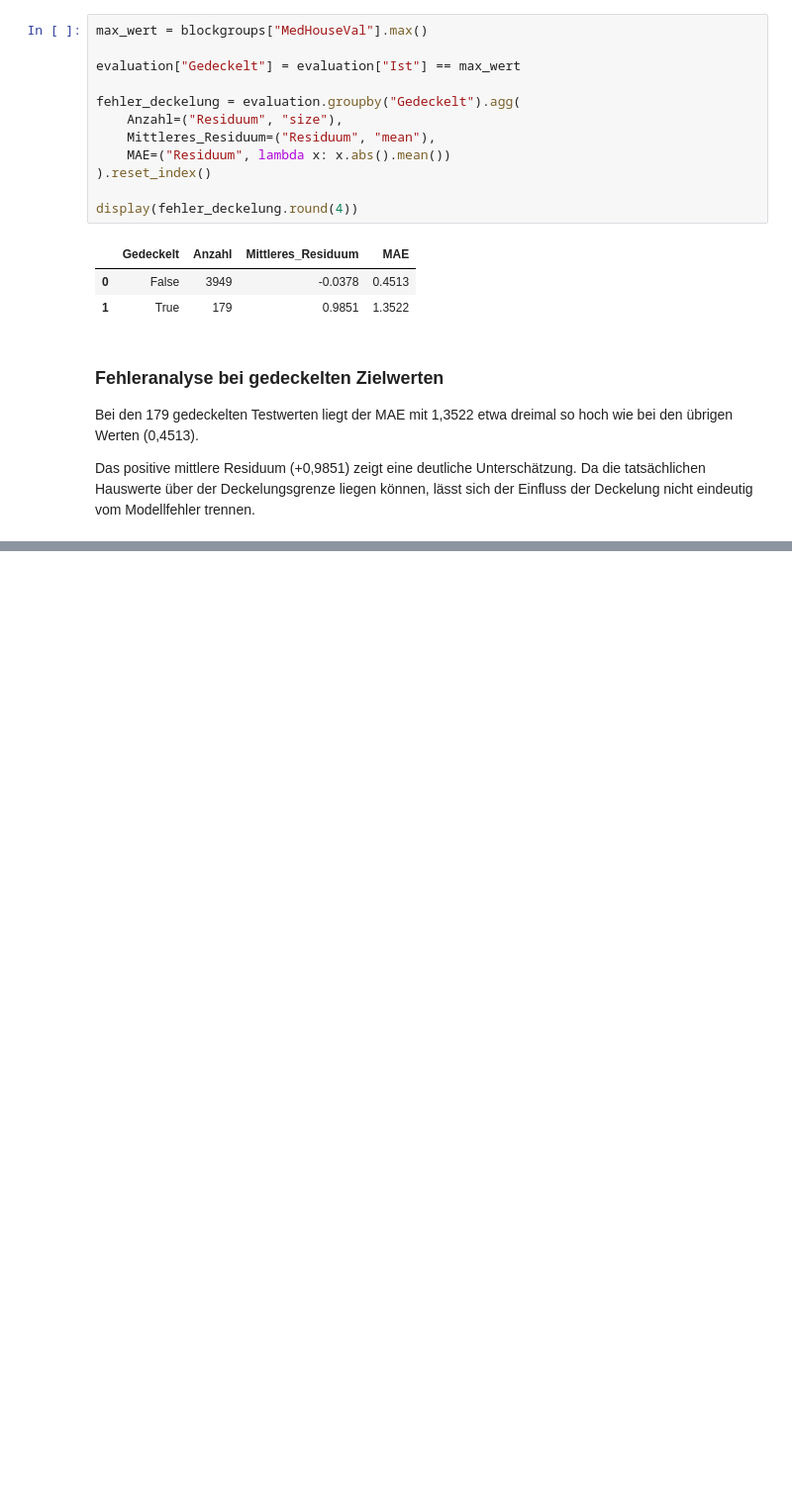
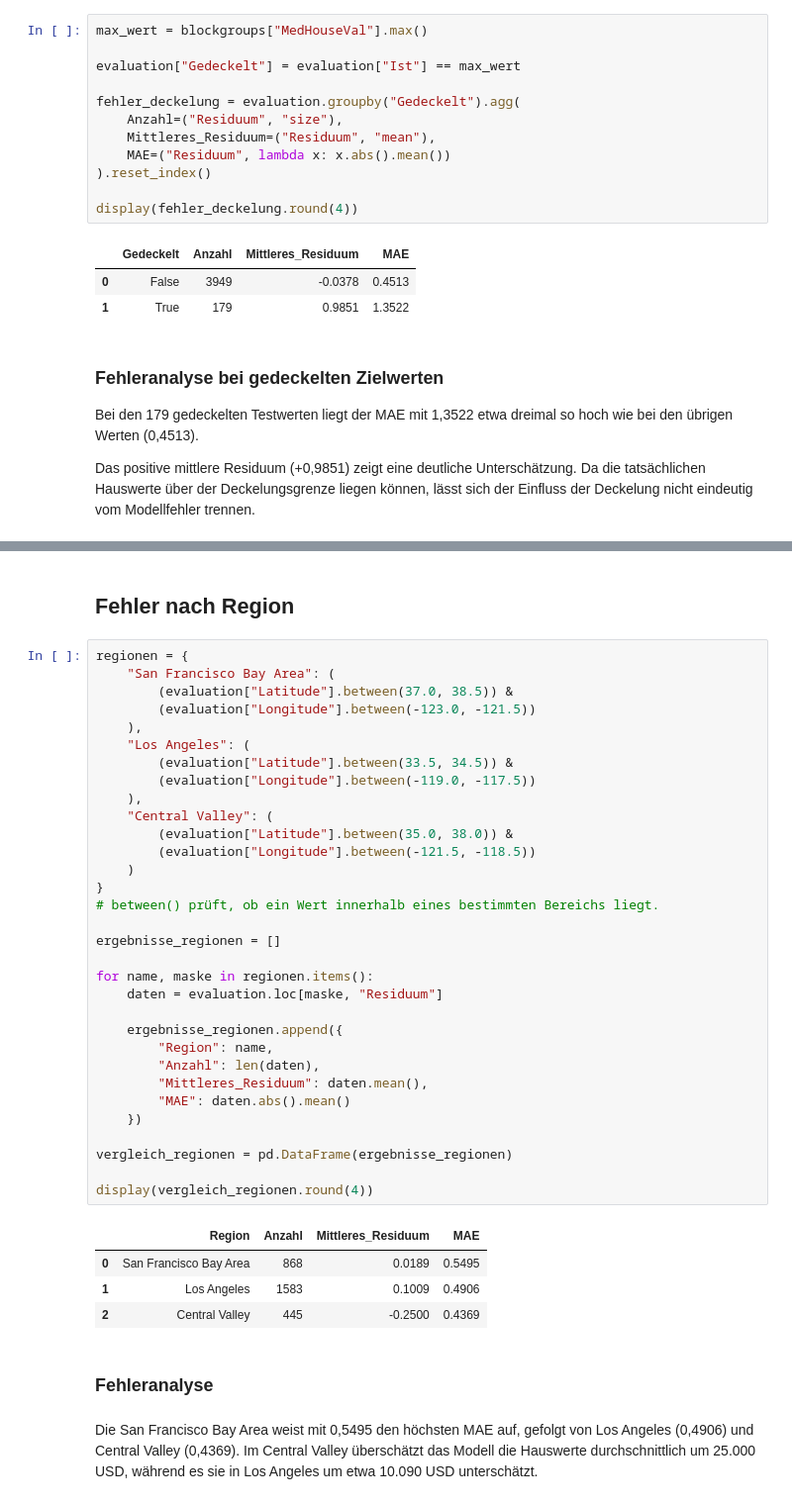
Before and after one commit to aaronddecker/california-housing-ml, a Jupyter notebook: notebooks/03_evaluation_report.ipynb, the cells around one changed output, grey strips where cells are left out. Shown at 99% size. Drawn from its saved outputs; the diff is of its cells as text; blank space fills up the shorter version.

```diff
--- a/notebooks/03_evaluation_report.ipynb
+++ b/notebooks/03_evaluation_report.ipynb
@@ -144,0 +172,43 @@ Das positive mittlere Residuum (+0,9851) zeigt eine deutliche Unterschätzung. D
+# %% [markdown]
+## Fehler nach Region
+# %%
+regionen = {
+    "San Francisco Bay Area": (
+        (evaluation["Latitude"].between(37.0, 38.5)) &
+        (evaluation["Longitude"].between(-123.0, -121.5))
+    ),
+    "Los Angeles": (
+        (evaluation["Latitude"].between(33.5, 34.5)) &
+        (evaluation["Longitude"].between(-119.0, -117.5))
+    ),
+    "Central Valley": (
+        (evaluation["Latitude"].between(35.0, 38.0)) &
+        (evaluation["Longitude"].between(-121.5, -118.5))
+    )
+}
+# between() prüft, ob ein Wert innerhalb eines bestimmten Bereichs liegt.
+
+ergebnisse_regionen = []
+
+for name, maske in regionen.items():
+    daten = evaluation.loc[maske, "Residuum"]
+
+    ergebnisse_regionen.append({
+        "Region": name,
+        "Anzahl": len(daten),
+        "Mittleres_Residuum": daten.mean(),
+        "MAE": daten.abs().mean()
+    })
+
+vergleich_regionen = pd.DataFrame(ergebnisse_regionen)
+
+display(vergleich_regionen.round(4))
+# %% [output]
+|  | Region | Anzahl | Mittleres_Residuum | MAE |
+| 0 | San Francisco Bay Area | 868 | 0.0189 | 0.5495 |
+| 1 | Los Angeles | 1583 | 0.1009 | 0.4906 |
+| 2 | Central Valley | 445 | -0.2500 | 0.4369 |
+# %% [markdown]
+### Fehleranalyse
+# %% [markdown]
+Die San Francisco Bay Area weist mit 0,5495 den höchsten MAE auf, gefolgt von Los Angeles (0,4906) und Central Valley (0,4369). Im Central Valley überschätzt das Modell die Hauswerte durchschnittlich um 25.000 USD, während es sie in Los Angeles um etwa 10.090 USD unterschätzt.
```
Also changed, not shown: parts of 4 cells of this notebook, 7 other files.
